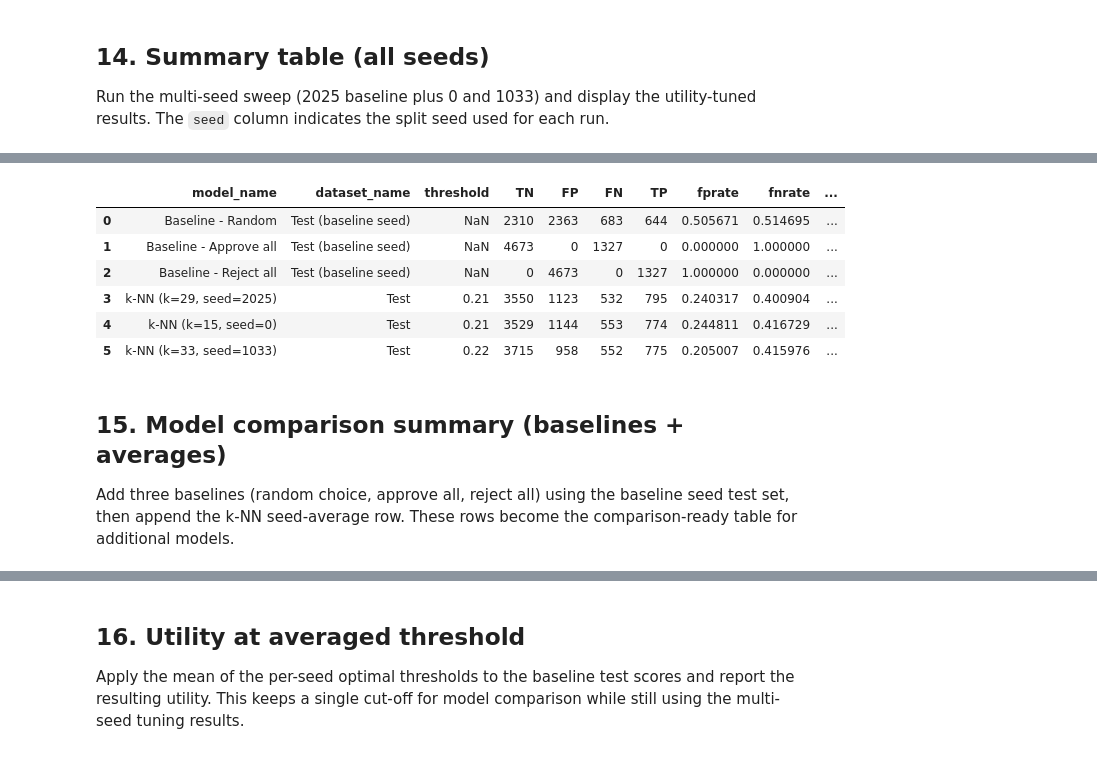
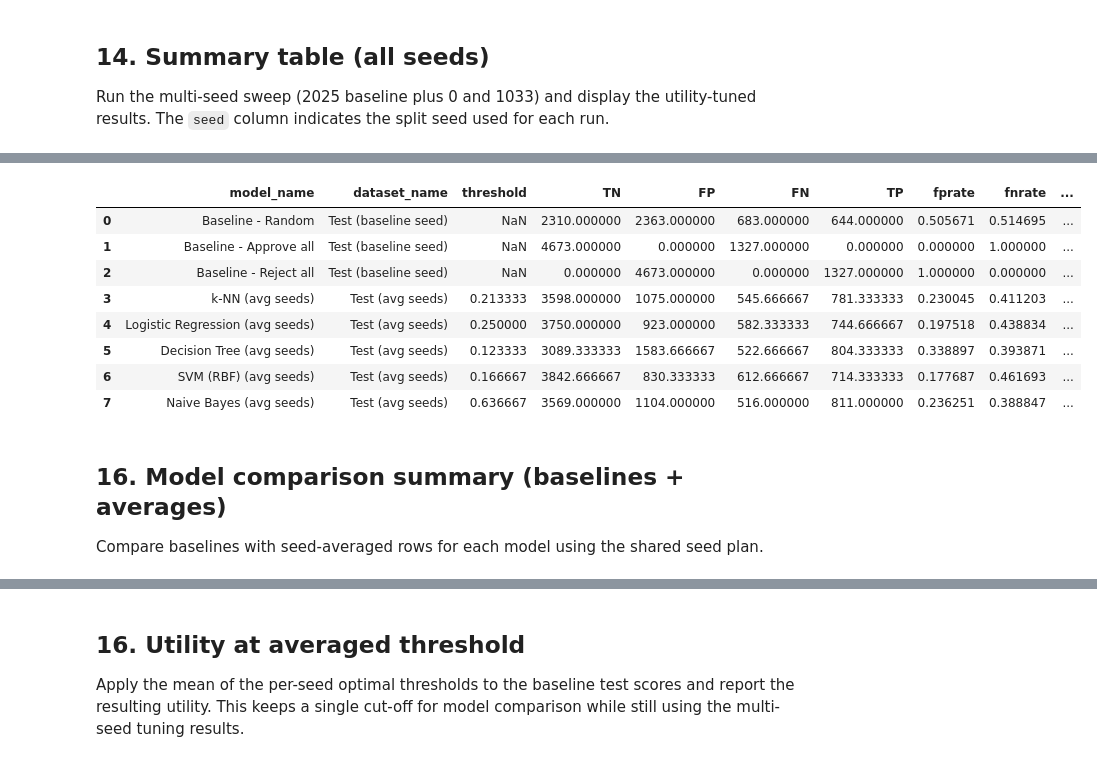
Before and after one commit to albertoquiroga-ctrl/exchange-data-concepts, a Jupyter notebook: Code/Final Project/KNN/Final_Project.ipynb, the cells around one changed output, grey strips where cells are left out. Cells and saved outputs as stored; diff of their text form; code cells hidden in the pictures.

```diff
--- a/Code/Final Project/KNN/Final_Project.ipynb
+++ b/Code/Final Project/KNN/Final_Project.ipynb
@@ -609,47 +767,40 @@ Run the multi-seed sweep (2025 baseline plus 0 and 1033) and display the utility
 # %%
+# Baselines are already computed above (baseline_random/approve/reject)
 
-knn_seed_runs = []
-for s in SEED_PLAN:
-    if s == BASELINE_SEED:
-        knn_seed_runs.append(knn_baseline_run)
-    else:
-        knn_seed_runs.append(run_knn_for_seed(split_seed=s))
+def _avg_from(df, label):
+    numeric_cols = [c for c in df.columns if pd.api.types.is_numeric_dtype(df[c])]
+    numeric_cols_no_seed = [c for c in numeric_cols if c != "seed"]
+    avg_row = df[numeric_cols_no_seed].mean().to_frame().T
+    avg_row["model_name"] = f"{label} (avg seeds)"
+    avg_row["dataset_name"] = "Test (avg seeds)"
+    cols_order = [c for c in df.columns if c != "seed"]
+    return avg_row.reindex(columns=cols_order)
 
-knn_summary_df = pd.concat([run["summary"] for run in knn_seed_runs], ignore_index=True)
+avg_rows = [
+    _avg_from(knn_summary_df, "k-NN"),
+    _avg_from(logreg_summary_df, "Logistic Regression"),
+    _avg_from(dt_summary_df, "Decision Tree"),
+    _avg_from(svm_summary_df, "SVM (RBF)"),
+    _avg_from(nb_summary_df, "Naive Bayes"),
+]
 
-baseline_true = baseline_split["y_test"]
-
-def _baseline_summary(name, y_pred):
-    return summarize_model(
-        model_name=name,
-        dataset_name="Test (baseline seed)",
-        y_true=baseline_true,
-        y_pred=y_pred,
-        y_score=None,
-        threshold=np.nan,
-        utility_fn=_knn_utility,
-    )
-
-rng = np.random.default_rng(0)
-baseline_random = _baseline_summary("Baseline - Random", rng.integers(0, 2, size=len(baseline_true)))
-baseline_approve = _baseline_summary("Baseline - Approve all", np.zeros_like(baseline_true))
-baseline_reject = _baseline_summary("Baseline - Reject all", np.ones_like(baseline_true))
-
-baseline_df = pd.concat([baseline_random, baseline_approve, baseline_reject], ignore_index=True)
-baseline_df["seed"] = np.nan
-
-summary_table = pd.concat([baseline_df, knn_summary_df], ignore_index=True)
-summary_table
+comparison_df = pd.concat(
+    [baseline_random, baseline_approve, baseline_reject] + avg_rows,
+    ignore_index=True,
+)
+comparison_df
 # %% [output]
 |  | model_name | dataset_name | threshold | TN | FP | FN | TP | fprate | fnrate | ... |
-| 0 | Baseline - Random | Test (baseline seed) | NaN | 2310 | 2363 | 683 | 644 | 0.505671 | 0.514695 | ... |
-| 1 | Baseline - Approve all | Test (baseline seed) | NaN | 4673 | 0 | 1327 | 0 | 0.000000 | 1.000000 | ... |
-| 2 | Baseline - Reject all | Test (baseline seed) | NaN | 0 | 4673 | 0 | 1327 | 1.000000 | 0.000000 | ... |
-| 3 | k-NN (k=29, seed=2025) | Test | 0.21 | 3550 | 1123 | 532 | 795 | 0.240317 | 0.400904 | ... |
-| 4 | k-NN (k=15, seed=0) | Test | 0.21 | 3529 | 1144 | 553 | 774 | 0.244811 | 0.416729 | ... |
-| 5 | k-NN (k=33, seed=1033) | Test | 0.22 | 3715 | 958 | 552 | 775 | 0.205007 | 0.415976 | ... |
+| 0 | Baseline - Random | Test (baseline seed) | NaN | 2310.000000 | 2363.000000 | 683.000000 | 644.000000 | 0.505671 | 0.514695 | ... |
+| 1 | Baseline - Approve all | Test (baseline seed) | NaN | 4673.000000 | 0.000000 | 1327.000000 | 0.000000 | 0.000000 | 1.000000 | ... |
+| 2 | Baseline - Reject all | Test (baseline seed) | NaN | 0.000000 | 4673.000000 | 0.000000 | 1327.000000 | 1.000000 | 0.000000 | ... |
+| 3 | k-NN (avg seeds) | Test (avg seeds) | 0.213333 | 3598.000000 | 1075.000000 | 545.666667 | 781.333333 | 0.230045 | 0.411203 | ... |
+| 4 | Logistic Regression (avg seeds) | Test (avg seeds) | 0.250000 | 3750.000000 | 923.000000 | 582.333333 | 744.666667 | 0.197518 | 0.438834 | ... |
+| 5 | Decision Tree (avg seeds) | Test (avg seeds) | 0.123333 | 3089.333333 | 1583.666667 | 522.666667 | 804.333333 | 0.338897 | 0.393871 | ... |
+| 6 | SVM (RBF) (avg seeds) | Test (avg seeds) | 0.166667 | 3842.666667 | 830.333333 | 612.666667 | 714.333333 | 0.177687 | 0.461693 | ... |
+| 7 | Naive Bayes (avg seeds) | Test (avg seeds) | 0.636667 | 3569.000000 | 1104.000000 | 516.000000 | 811.000000 | 0.236251 | 0.388847 | ... |
 # %% [markdown]
-## 15. Model comparison summary (baselines + averages)
+## 16. Model comparison summary (baselines + averages)
 
-Add three baselines (random choice, approve all, reject all) using the baseline seed test set, then append the k-NN seed-average row. These rows become the comparison-ready table for additional models.
+Compare baselines with seed-averaged rows for each model using the shared seed plan.
 # %%
```
Also changed, not shown: parts of 4 cells of this notebook.
